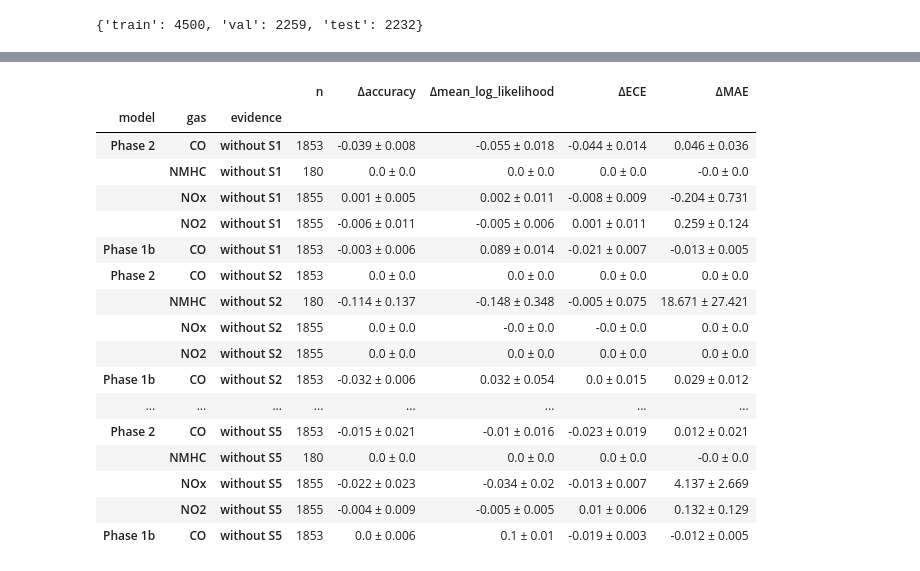
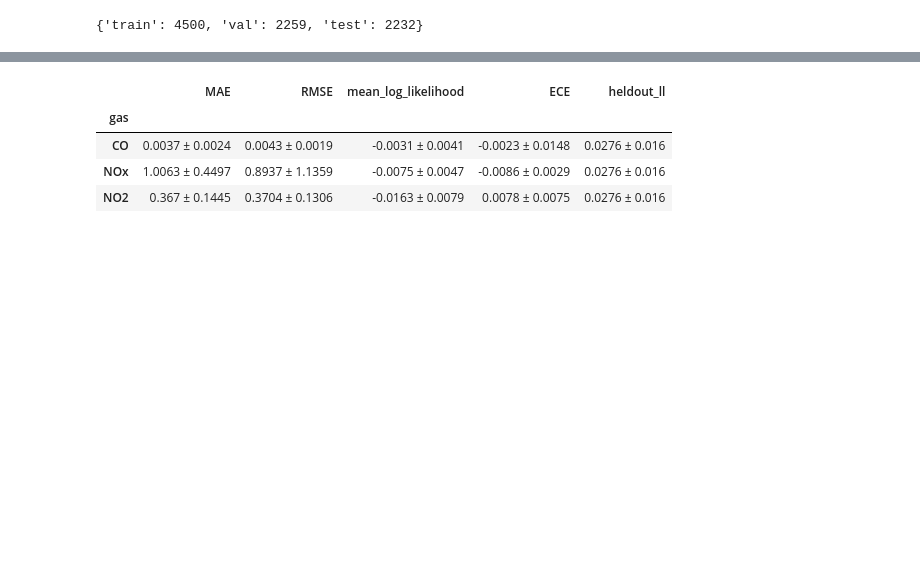
Before and after one commit to kberesfo/CSE-250A-Project, a Jupyter notebook: notebooks/phase2/eval.ipynb, the cells around one changed output, grey strips where cells are left out. Cells and saved outputs as stored; diff of their text form; code cells hidden in the pictures; blank space fills up the shorter version.

```diff
--- a/notebooks/phase2/eval.ipynb
+++ b/notebooks/phase2/eval.ipynb
@@ -168,7 +152,7 @@ print(
 {'train': 4500, 'val': 2259, 'test': 2232}
 # %%
 binned = [*gases, *sensors, *weather]
-disc = Discretizer(n_bins=n_bins).fit(train_raw, binned)
+disc = Discretizer(n_bins=BIN_COUNTS[0]).fit(train_raw, binned)
 train, val, test = (disc.transform(d) for d in (train_raw, val_raw, test_raw))
 
 cards = {**disc.cards, **TIME_CARDS}
@@ -517,10 +428,10 @@ Paired by split: (nominal+cross) − (nominal) on the same seed and bins. Positi
 # %%
-diff_cols = [*quality, "ECE", "MAE", "RMSE"]
-by_edges = grid[grid.model == "layered_bn"].set_index(keys)
-cross_vs_nominal = (
-    by_edges.loc["nominal+cross", diff_cols] - by_edges.loc["nominal", diff_cols]
-).reset_index()
-cross_table = mean_std(cross_vs_nominal, ["gas"], diff_cols)
-cross_table.to_csv(config.paths.result(PHASE, "cross_vs_nominal.csv"))
-cross_table
+selection = (
+    gains.groupby(["bins", "seed"])["rel_MAE"].mean()  # one number per run
+    .groupby("bins").agg(["mean", "std"])
+    .sort_values("mean")
+)
+chosen = int(selection["mean"].idxmin())
+print(f"chosen: bins={chosen}")
+selection.round(4)
 # %% [output]
@@ -694,55 +611,6 @@ This cell predicts 20 extra (gas, evidence) pairs per seed.
 # %%
-rows = []
-for seed in seeds:
-    sp = splits[seed]
-    bn = fits[(chosen, seed)]
-    bn_1b = fit_bn(sp, phase1b_structure())
-    for s in (None, *sensors):
-        label = "all sensors" if s is None else f"without {short(s)}"
-        ev = tuple(e for e in evidence if e != s)
-        for gas in gases:
-            if s is None:
-                proba = posteriors[(chosen, seed, "layered_bn")][
-                    gas
-                ]  # already computed
-            else:
-                proba = bn.predict_proba(sp["val"], gas, ev)
-            rows.append(
-                {
-                    "model": "Phase 2",
-                    "seed": seed,
-                    "gas": short(gas),
-                    "evidence": label,
-                    **gas_metrics(proba, sp, gas),
-                }
-            )
-        proba = bn_1b.predict_proba(sp["val"], Gas.CO, ev)
-        rows.append(
-            {
-                "model": "Phase 1b",
-                "seed": seed,
-                "gas": "CO",
-                "evidence": label,
-                **gas_metrics(proba, sp, Gas.CO),
-            }
-        )
-    print(f"seed {seed} done", flush=True)
-
-abl = pd.DataFrame(rows)
-abl.to_csv(config.paths.result(PHASE, "ablation.csv"), index=False)
-
-ref = abl[abl.evidence == "all sensors"].set_index(["model", "seed", "gas"])
-abl_delta = abl[abl.evidence != "all sensors"].copy()
-for m in [*quality, "ECE", "MAE"]:
-    abl_delta[f"Δ{m}"] = (
-        abl_delta[m].to_numpy()
-        - ref.loc[
-            list(zip(abl_delta.model, abl_delta.seed, abl_delta.gas, strict=True)), m
-        ].to_numpy()
-    )
-mean_std(
-    abl_delta,
-    ["model", "gas", "evidence"],
-    ["Δaccuracy", "Δmean_log_likelihood", "ΔECE", "ΔMAE"],
-)
+# paired: EM − complete-case on the same seed (negative MAE / RMSE / ECE = EM better; positive log-lik = EM better)
+em_idx = em.set_index(["fit", "seed", "gas"])
+em_diff = (em_idx.loc["EM", em_cols] - em_idx.loc["complete-case", em_cols]).reset_index()
+mean_std(em_diff, ["gas"], em_cols, digits=4)
 # %% [output]
@@ -752,18 +617,5 @@ seed 2 done
-|  |  |  | n | Δaccuracy | Δmean_log_likelihood | ΔECE | ΔMAE |
-| model | gas | evidence |  |  |  |  |  |
-| Phase 2 | CO | without S1 | 1853 | -0.039 ± 0.008 | -0.055 ± 0.018 | -0.044 ± 0.014 | 0.046 ± 0.036 |
-|  | NMHC | without S1 | 180 | 0.0 ± 0.0 | 0.0 ± 0.0 | 0.0 ± 0.0 | -0.0 ± 0.0 |
-|  | NOx | without S1 | 1855 | 0.001 ± 0.005 | 0.002 ± 0.011 | -0.008 ± 0.009 | -0.204 ± 0.731 |
-|  | NO2 | without S1 | 1855 | -0.006 ± 0.011 | -0.005 ± 0.006 | 0.001 ± 0.011 | 0.259 ± 0.124 |
-| Phase 1b | CO | without S1 | 1853 | -0.003 ± 0.006 | 0.089 ± 0.014 | -0.021 ± 0.007 | -0.013 ± 0.005 |
-| Phase 2 | CO | without S2 | 1853 | 0.0 ± 0.0 | 0.0 ± 0.0 | 0.0 ± 0.0 | 0.0 ± 0.0 |
-|  | NMHC | without S2 | 180 | -0.114 ± 0.137 | -0.148 ± 0.348 | -0.005 ± 0.075 | 18.671 ± 27.421 |
-|  | NOx | without S2 | 1855 | 0.0 ± 0.0 | -0.0 ± 0.0 | -0.0 ± 0.0 | 0.0 ± 0.0 |
-|  | NO2 | without S2 | 1855 | 0.0 ± 0.0 | 0.0 ± 0.0 | 0.0 ± 0.0 | 0.0 ± 0.0 |
-| Phase 1b | CO | without S2 | 1853 | -0.032 ± 0.006 | 0.032 ± 0.054 | 0.0 ± 0.015 | 0.029 ± 0.012 |
-| ... | ... | ... | ... | ... | ... | ... | ... |
-| Phase 2 | CO | without S5 | 1853 | -0.015 ± 0.021 | -0.01 ± 0.016 | -0.023 ± 0.019 | 0.012 ± 0.021 |
-|  | NMHC | without S5 | 180 | 0.0 ± 0.0 | 0.0 ± 0.0 | 0.0 ± 0.0 | -0.0 ± 0.0 |
-|  | NOx | without S5 | 1855 | -0.022 ± 0.023 | -0.034 ± 0.02 | -0.013 ± 0.007 | 4.137 ± 2.669 |
-|  | NO2 | without S5 | 1855 | -0.004 ± 0.009 | -0.005 ± 0.005 | 0.01 ± 0.006 | 0.132 ± 0.129 |
-| Phase 1b | CO | without S5 | 1853 | 0.0 ± 0.006 | 0.1 ± 0.01 | -0.019 ± 0.003 | -0.012 ± 0.005 |
+|  | MAE | RMSE | mean_log_likelihood | ECE | heldout_ll |
+| gas |  |  |  |  |  |
+| CO | 0.0037 ± 0.0024 | 0.0043 ± 0.0019 | -0.0031 ± 0.0041 | -0.0023 ± 0.0148 | 0.0276 ± 0.016 |
+| NOx | 1.0063 ± 0.4497 | 0.8937 ± 1.1359 | -0.0075 ± 0.0047 | -0.0086 ± 0.0029 | 0.0276 ± 0.016 |
+| NO2 | 0.367 ± 0.1445 | 0.3704 ± 0.1306 | -0.0163 ± 0.0079 | 0.0078 ± 0.0075 | 0.0276 ± 0.016 |
```
Also changed, not shown: parts of 69 cells of this notebook, 14 other files.
